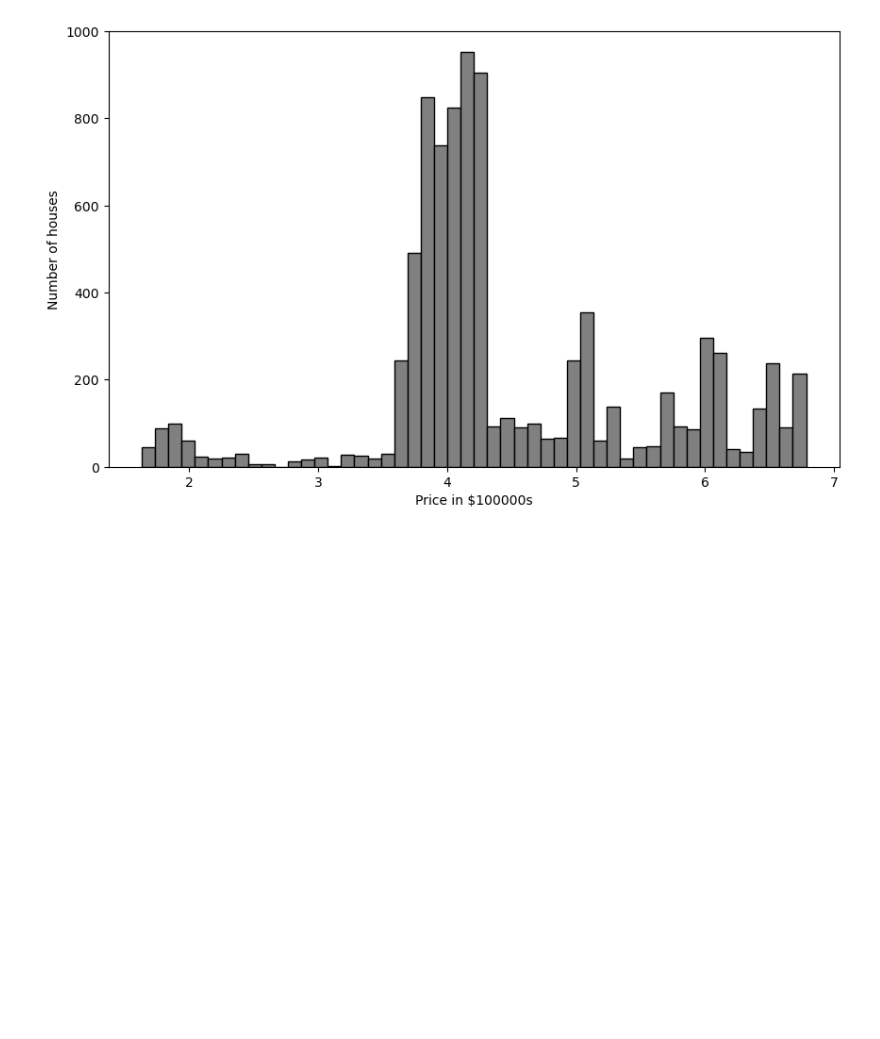
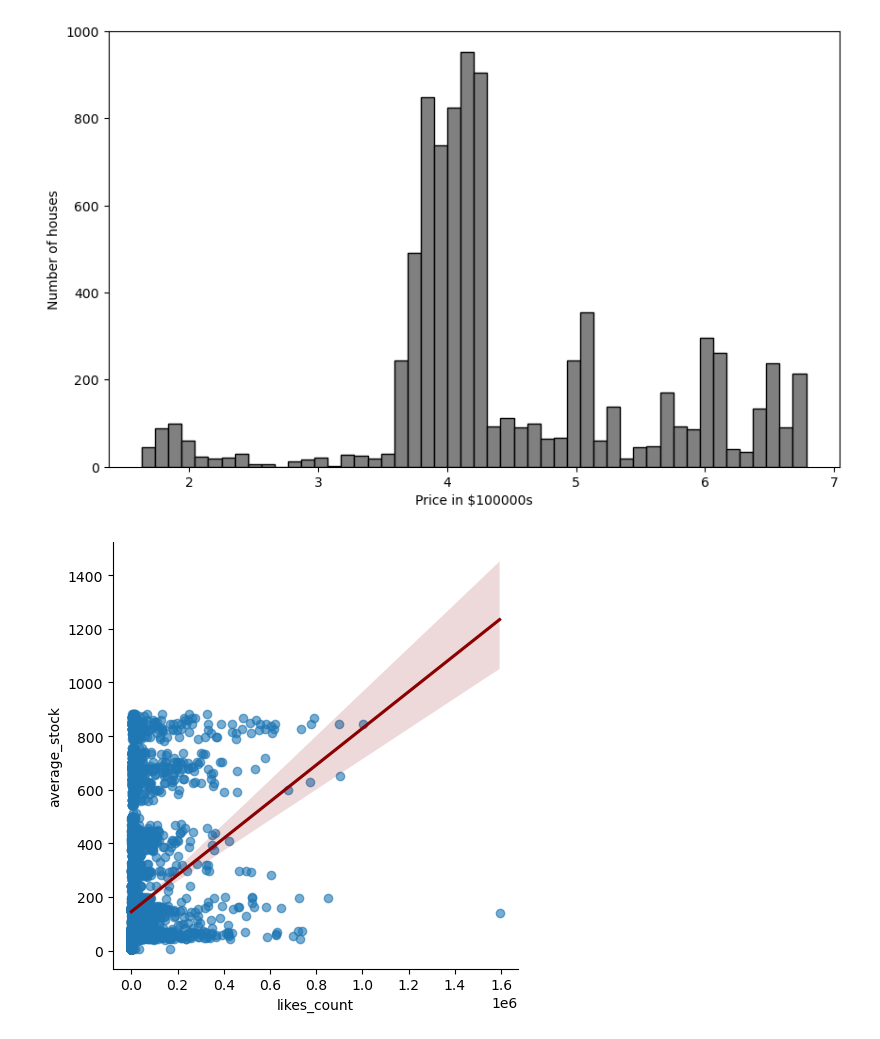
Before and after one commit to epicYellow/ElonMusk-TeslaPrediction, a Jupyter notebook: ElonMusk_TeslaStock_InteractionPrediction.ipynb, the cells around one changed output. Cells and saved outputs as stored; diff of their text form; code cells hidden in the pictures; blank space fills up the shorter version.

```diff
--- a/ElonMusk_TeslaStock_InteractionPrediction.ipynb
+++ b/ElonMusk_TeslaStock_InteractionPrediction.ipynb
@@ -237,3 +246,8 @@ plt.ylabel('Number of houses')
 plt.show()
 # %% [output]
 [figure]
+# %%
+sns.lmplot(x="likes_count", y="average_stock", data=data_merged, scatter_kws={'alpha': 0.6}, line_kws={'color': 'darkred'})
+plt.show()
+# %% [output]
+[figure, added]
```
Also changed, not shown: parts of 13 cells of this notebook.
